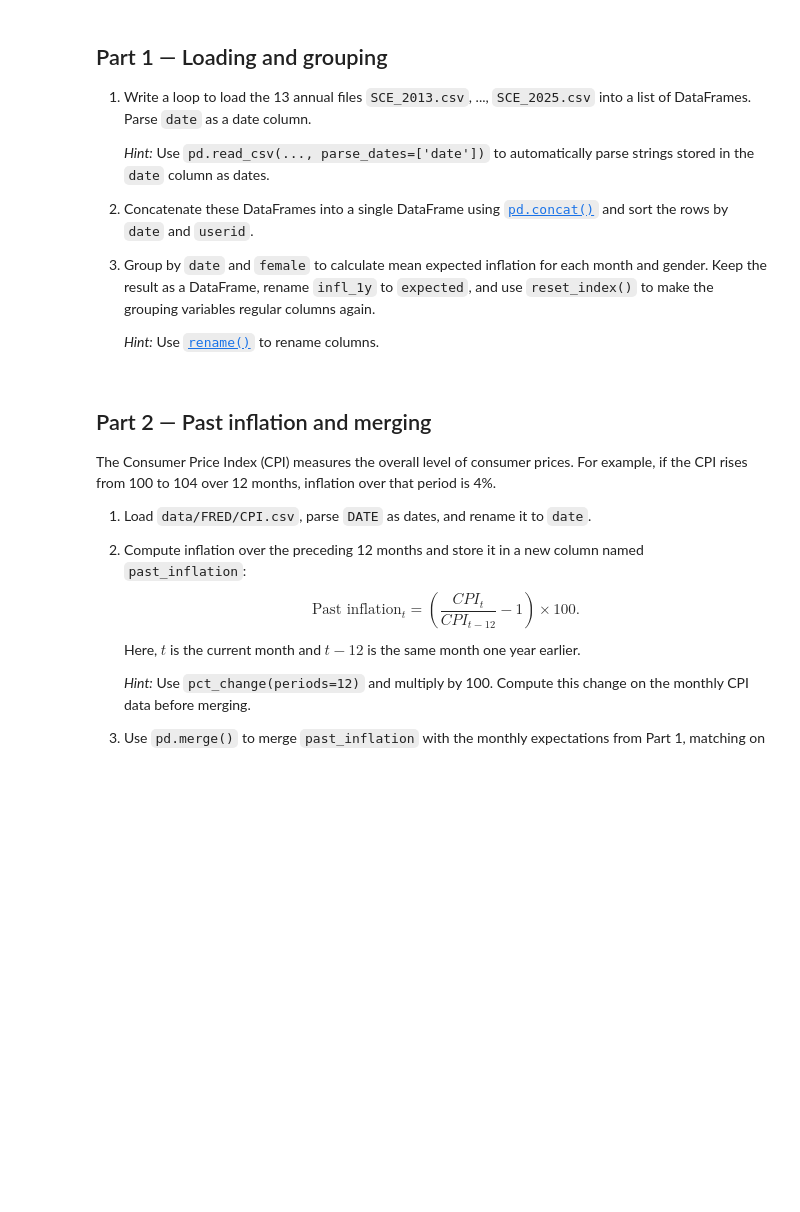
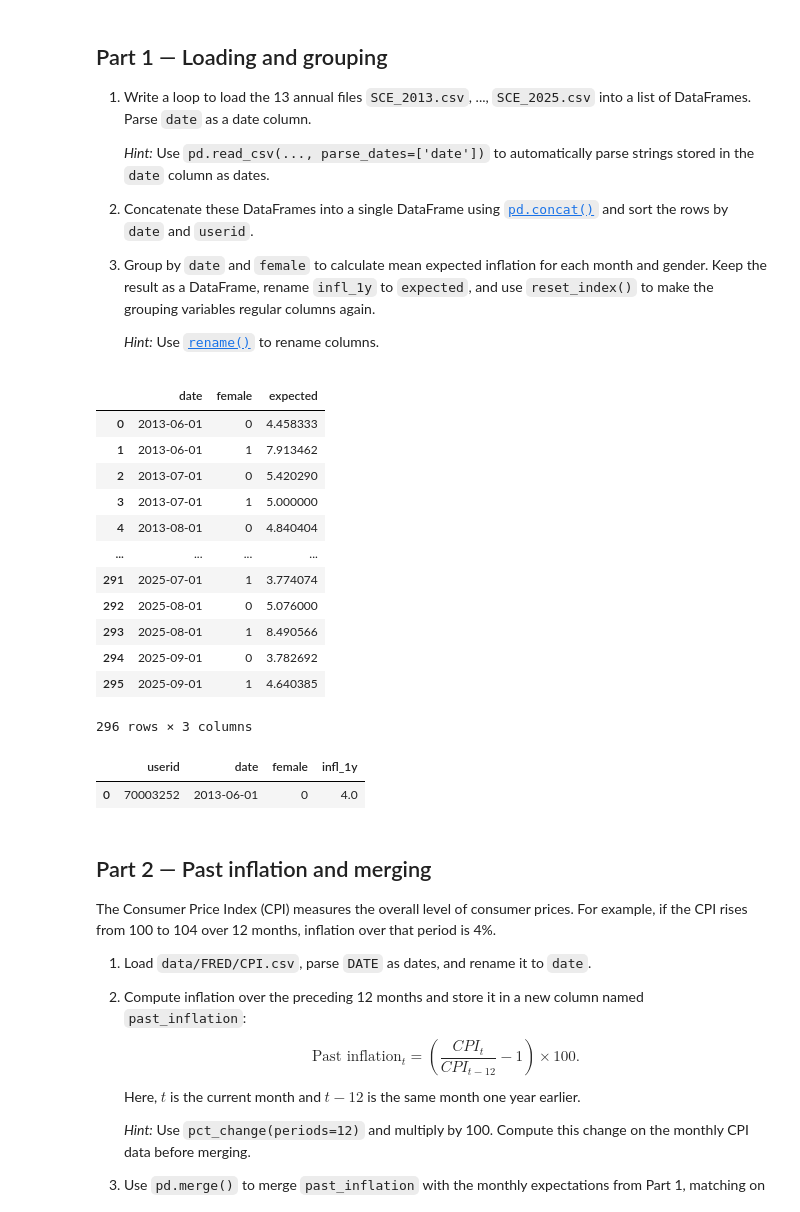
Before and after one commit to falkfrydenlund-creator/TECH2-H26, a Jupyter notebook: workshops/workshop5/workshop5-FF.ipynb, the cells around one changed output. Cells and saved outputs as stored; diff of their text form; code cells hidden in the pictures; blank space fills up the shorter version.

```diff
--- a/workshops/workshop5/workshop5-FF.ipynb
+++ b/workshops/workshop5/workshop5-FF.ipynb
@@ -306,6 +326,38 @@ For example, `infl_1y = 3.5` means that the respondent expects prices to rise by
    *Hint:* Use
    [`rename()`](https://pandas.pydata.org/docs/reference/api/pandas.DataFrame.rename.html)
    to rename columns.
+# %%
+file = f'{DATA_PATH}/SCE_10PCT/SCE_{year}.csv'
+dfs = []
+
+for year in range(2013,2026,1):
+    file = pd.read_csv(f'{DATA_PATH}/SCE_10PCT/SCE_{year}.csv')
+    dfs.append(file)
+df = pd.concat(dfs, ignore_index=True)
+
+df_expect = df.groupby(['date','female'])[['infl_1y']].mean()
+df_expect = df_expect.rename(columns={'infl_1y' : 'expected'})
+df_expect = df_expect.reset_index()
+df_expect
+# %% [output]
+|  | date | female | expected |
+| 0 | 2013-06-01 | 0 | 4.458333 |
+| 1 | 2013-06-01 | 1 | 7.913462 |
+| 2 | 2013-07-01 | 0 | 5.420290 |
+| 3 | 2013-07-01 | 1 | 5.000000 |
+| 4 | 2013-08-01 | 0 | 4.840404 |
+| ... | ... | ... | ... |
+| 291 | 2025-07-01 | 1 | 3.774074 |
+| 292 | 2025-08-01 | 0 | 5.076000 |
+| 293 | 2025-08-01 | 1 | 8.490566 |
+| 294 | 2025-09-01 | 0 | 3.782692 |
+| 295 | 2025-09-01 | 1 | 4.640385 |
+296 rows × 3 columns
+# %%
+df.head(1)
+# %% [output]
+|  | userid | date | female | infl_1y |
+| 0 | 70003252 | 2013-06-01 | 0 | 4.0 |
 # %% [markdown]
 ## Part 2 — Past inflation and merging
 
```
Also changed, not shown: parts of 6 cells of this notebook.
